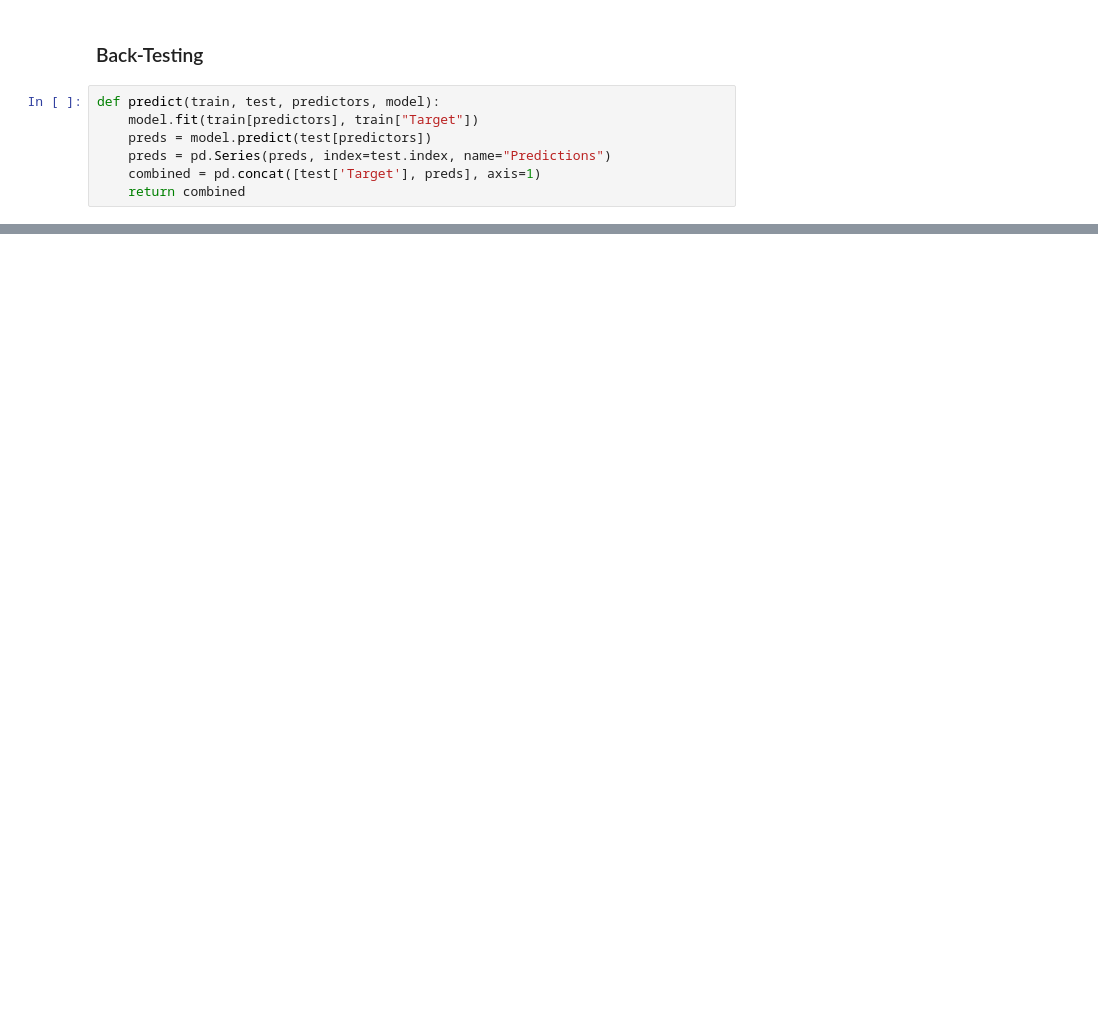
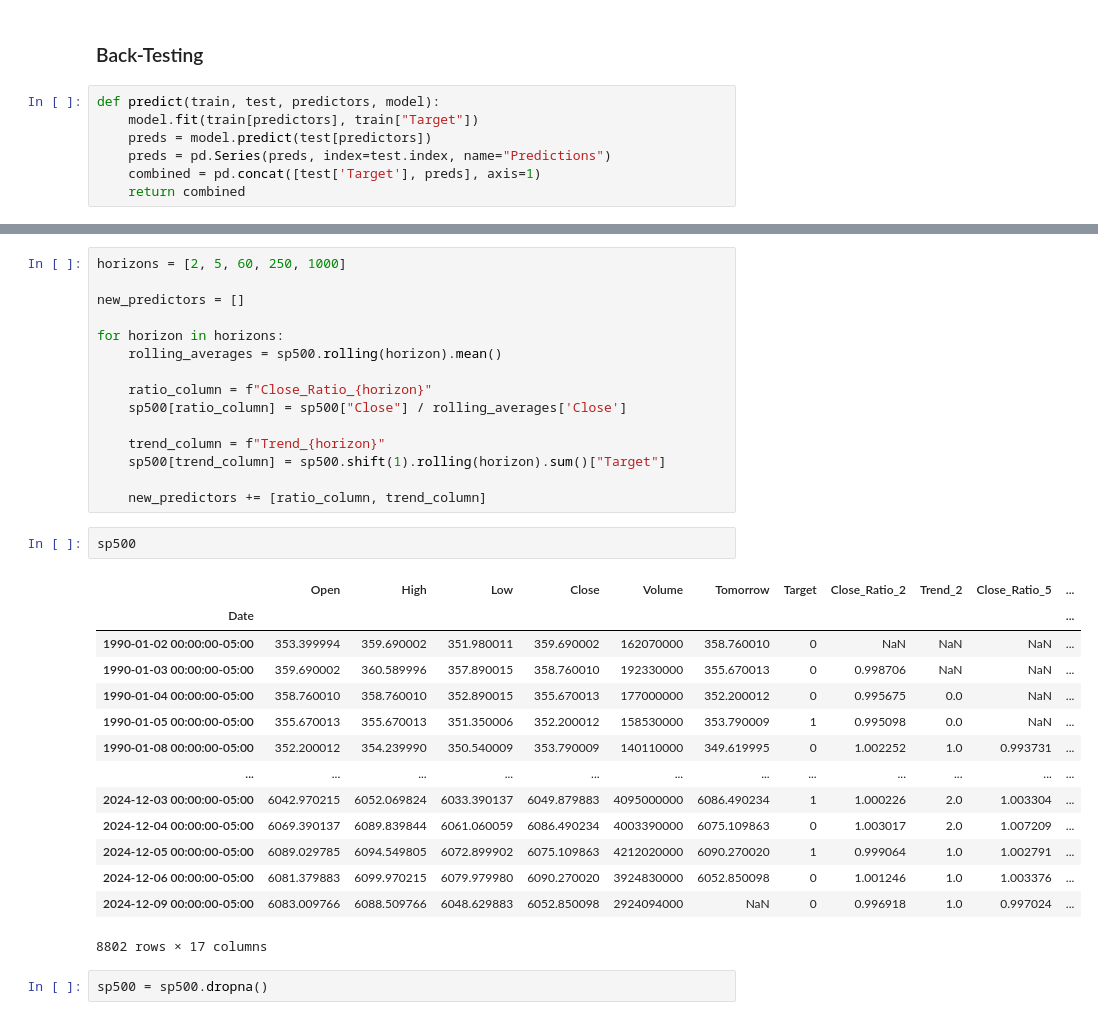
Before and after one commit to ifeanyiojji/Stock-Market-Predictor, a Jupyter notebook: sp500_predictor.ipynb, the cells around one changed output, grey strips where cells are left out. Drawn from its saved outputs; the diff is of its cells as text; blank space fills up the shorter version.

```diff
--- a/sp500_predictor.ipynb
+++ b/sp500_predictor.ipynb
@@ -157,0 +182,34 @@ def backtest(data, model, predictors, start=2500, step=250):
+# %%
+horizons = [2, 5, 60, 250, 1000]
+
+new_predictors = []
+
+for horizon in horizons:
+    rolling_averages = sp500.rolling(horizon).mean()
+
+    ratio_column = f"Close_Ratio_{horizon}"
+    sp500[ratio_column] = sp500["Close"] / rolling_averages['Close']
+
+    trend_column = f"Trend_{horizon}"
+    sp500[trend_column] = sp500.shift(1).rolling(horizon).sum()["Target"]
+
+    new_predictors += [ratio_column, trend_column]
+# %%
+sp500
+# %% [output]
+|  | Open | High | Low | Close | Volume | Tomorrow | Target | Close_Ratio_2 | Trend_2 | Close_Ratio_5 | ... |
+| Date |  |  |  |  |  |  |  |  |  |  | ... |
+| 1990-01-02 00:00:00-05:00 | 353.399994 | 359.690002 | 351.980011 | 359.690002 | 162070000 | 358.760010 | 0 | NaN | NaN | NaN | ... |
+| 1990-01-03 00:00:00-05:00 | 359.690002 | 360.589996 | 357.890015 | 358.760010 | 192330000 | 355.670013 | 0 | 0.998706 | NaN | NaN | ... |
+| 1990-01-04 00:00:00-05:00 | 358.760010 | 358.760010 | 352.890015 | 355.670013 | 177000000 | 352.200012 | 0 | 0.995675 | 0.0 | NaN | ... |
+| 1990-01-05 00:00:00-05:00 | 355.670013 | 355.670013 | 351.350006 | 352.200012 | 158530000 | 353.790009 | 1 | 0.995098 | 0.0 | NaN | ... |
+| 1990-01-08 00:00:00-05:00 | 352.200012 | 354.239990 | 350.540009 | 353.790009 | 140110000 | 349.619995 | 0 | 1.002252 | 1.0 | 0.993731 | ... |
+| ... | ... | ... | ... | ... | ... | ... | ... | ... | ... | ... | ... |
+| 2024-12-03 00:00:00-05:00 | 6042.970215 | 6052.069824 | 6033.390137 | 6049.879883 | 4095000000 | 6086.490234 | 1 | 1.000226 | 2.0 | 1.003304 | ... |
+| 2024-12-04 00:00:00-05:00 | 6069.390137 | 6089.839844 | 6061.060059 | 6086.490234 | 4003390000 | 6075.109863 | 0 | 1.003017 | 2.0 | 1.007209 | ... |
+| 2024-12-05 00:00:00-05:00 | 6089.029785 | 6094.549805 | 6072.899902 | 6075.109863 | 4212020000 | 6090.270020 | 1 | 0.999064 | 1.0 | 1.002791 | ... |
+| 2024-12-06 00:00:00-05:00 | 6081.379883 | 6099.970215 | 6079.979980 | 6090.270020 | 3924830000 | 6052.850098 | 0 | 1.001246 | 1.0 | 1.003376 | ... |
+| 2024-12-09 00:00:00-05:00 | 6083.009766 | 6088.509766 | 6048.629883 | 6052.850098 | 2924094000 | NaN | 0 | 0.996918 | 1.0 | 0.997024 | ... |
+8802 rows × 17 columns
+# %%
+sp500 = sp500.dropna()
```
Also changed, not shown: parts of 20 cells of this notebook.
